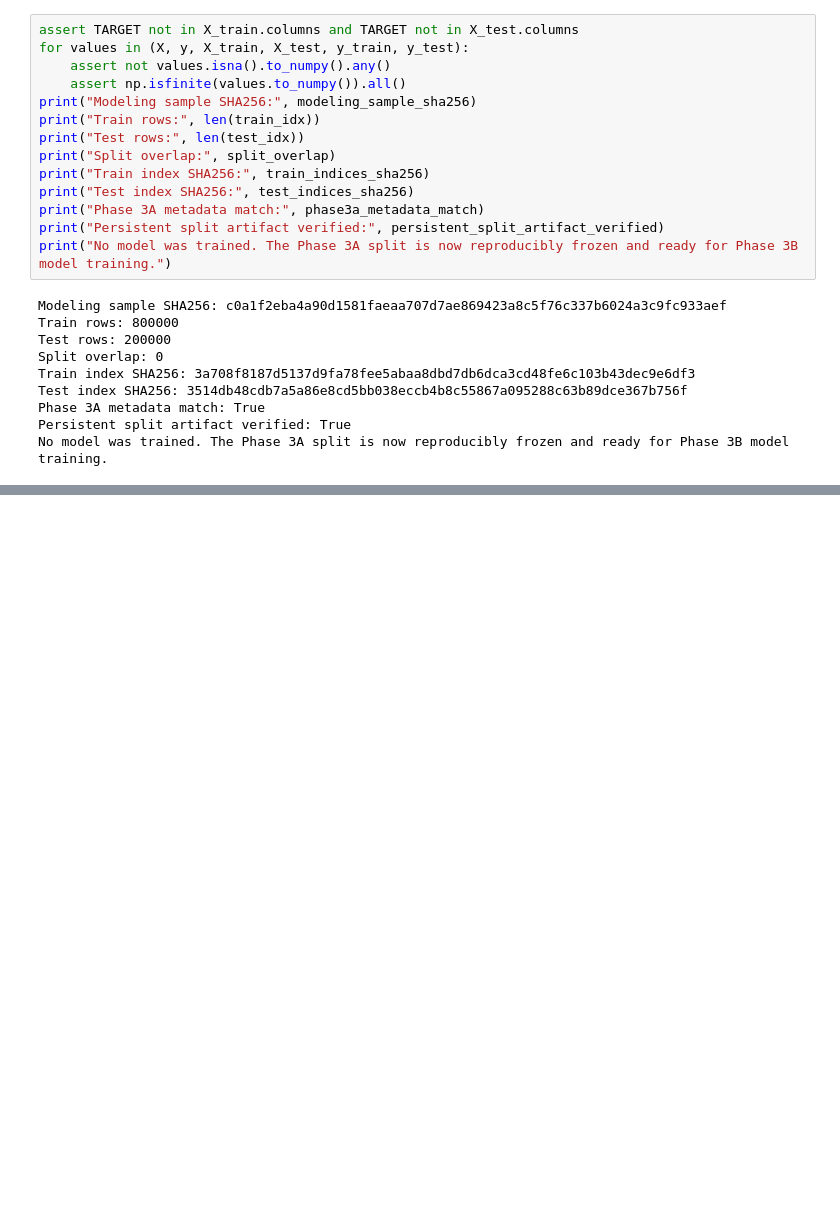
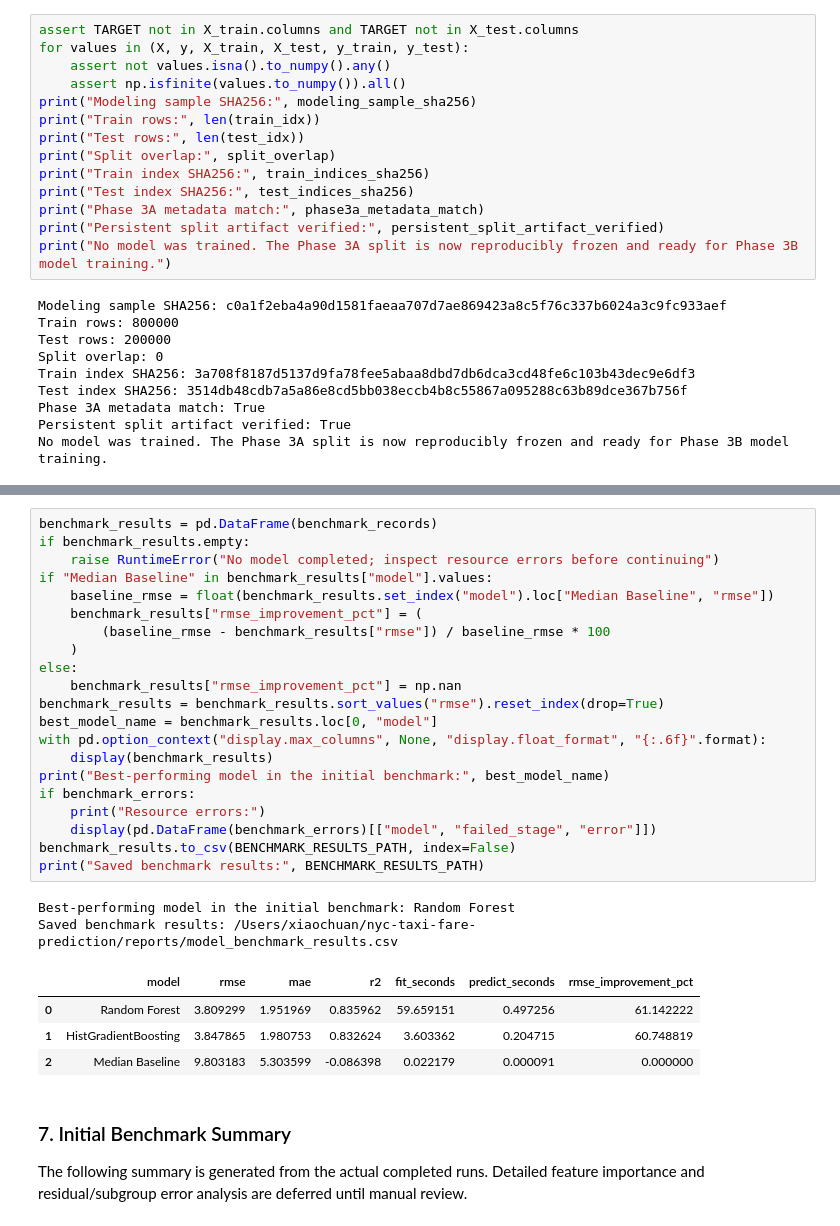
Before and after one commit to xiaochuan-hu/nyc-taxi-fare-prediction, a Jupyter notebook: notebooks/04_predictive_modeling.ipynb, the cells around one changed output, grey strips where cells are left out. Drawn from its saved outputs; the diff is of its cells as text; blank space fills up the shorter version.

Commit message:
Complete Phase 3B model benchmark

```diff
--- a/notebooks/04_predictive_modeling.ipynb
+++ b/notebooks/04_predictive_modeling.ipynb
@@ -1509,0 +1771,32 @@ No model was trained. The Phase 3A split is now reproducibly frozen and ready fo
+# %%
+benchmark_results = pd.DataFrame(benchmark_records)
+if benchmark_results.empty:
+    raise RuntimeError("No model completed; inspect resource errors before continuing")
+if "Median Baseline" in benchmark_results["model"].values:
+    baseline_rmse = float(benchmark_results.set_index("model").loc["Median Baseline", "rmse"])
+    benchmark_results["rmse_improvement_pct"] = (
+        (baseline_rmse - benchmark_results["rmse"]) / baseline_rmse * 100
+    )
+else:
+    benchmark_results["rmse_improvement_pct"] = np.nan
+benchmark_results = benchmark_results.sort_values("rmse").reset_index(drop=True)
+best_model_name = benchmark_results.loc[0, "model"]
+with pd.option_context("display.max_columns", None, "display.float_format", "{:.6f}".format):
+    display(benchmark_results)
+print("Best-performing model in the initial benchmark:", best_model_name)
+if benchmark_errors:
+    print("Resource errors:")
+    display(pd.DataFrame(benchmark_errors)[["model", "failed_stage", "error"]])
+benchmark_results.to_csv(BENCHMARK_RESULTS_PATH, index=False)
+print("Saved benchmark results:", BENCHMARK_RESULTS_PATH)
+# %% [output]
+Best-performing model in the initial benchmark: Random Forest
+Saved benchmark results: /Users/xiaochuan/nyc-taxi-fare-prediction/reports/model_benchmark_results.csv
+|  | model | rmse | mae | r2 | fit_seconds | predict_seconds | rmse_improvement_pct |
+| 0 | Random Forest | 3.809299 | 1.951969 | 0.835962 | 59.659151 | 0.497256 | 61.142222 |
+| 1 | HistGradientBoosting | 3.847865 | 1.980753 | 0.832624 | 3.603362 | 0.204715 | 60.748819 |
+| 2 | Median Baseline | 9.803183 | 5.303599 | -0.086398 | 0.022179 | 0.000091 | 0.000000 |
+# %% [markdown]
+### 7. Initial Benchmark Summary
+
+The following summary is generated from the actual completed runs. Detailed feature importance and residual/subgroup error analysis are deferred until manual review.
```
Also changed, not shown: parts of 14 cells of this notebook, 2 other files.
